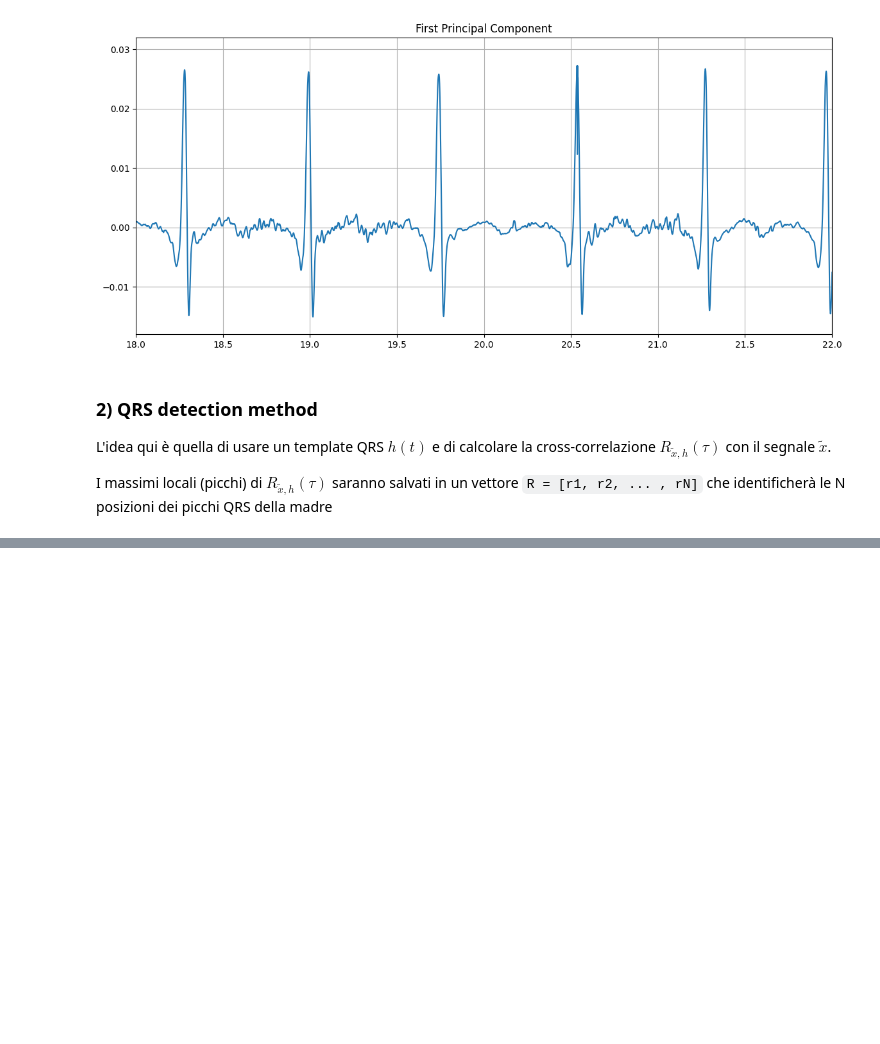
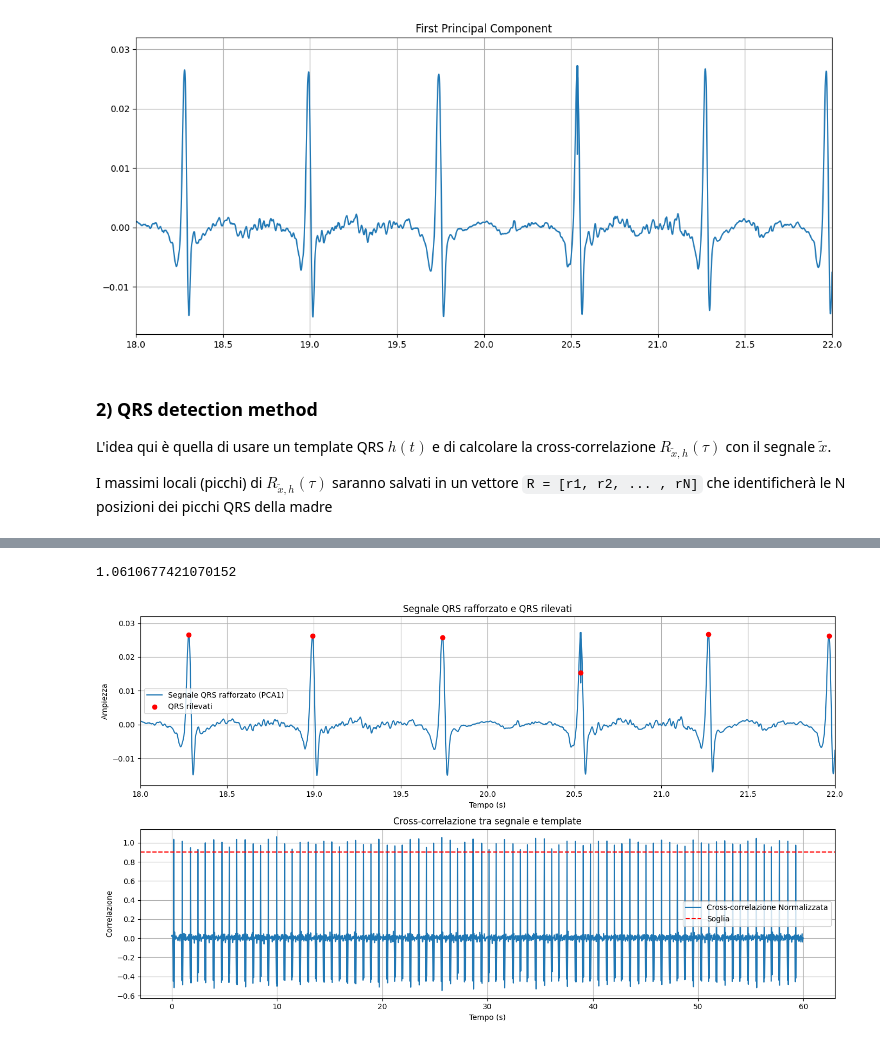
Before and after one commit to EmanueleGiavardi/BSP_project, a Jupyter notebook: test.ipynb, the cells around one changed output, grey strips where cells are left out. Saved outputs shown, nothing was run; the diff lists cells and outputs as text; code cells hidden in the pictures; blank space fills up the shorter version.

```diff
--- a/test.ipynb
+++ b/test.ipynb
@@ -275,0 +315,35 @@ plt.show()
+# %%
+threshold_factor = 0.85
+peaks, cross_corr = detect_qrs(enhanced_QRS, QRS_template, new_sf, threshold_factor=threshold_factor)
+corr_max = np.max(cross_corr)
+print(corr_max)
+
+# Visualizzazione del risultato
+plt.figure(figsize=(14, 8))
+
+# Segnale originale con i QRS rilevati
+plt.subplot(2, 1, 1)
+plt.plot(upsampled_time, enhanced_QRS, label="Segnale QRS rafforzato (PCA1)")
+plt.scatter(upsampled_time[peaks], enhanced_QRS[peaks], color='red', label="QRS rilevati", zorder=2)
+plt.legend()
+plt.title("Segnale QRS rafforzato e QRS rilevati")
+plt.xlabel("Tempo (s)")
+plt.xlim(18, 22)
+plt.ylabel("Ampiezza")
+plt.grid()
+
+# Cross-correlazione
+plt.subplot(2, 1, 2)
+plt.plot(upsampled_time[:len(cross_corr)], cross_corr, label="Cross-correlazione Normalizzata")
+plt.axhline(y=threshold_factor*corr_max, color='red', linestyle='--', label="Soglia")
+plt.legend()
+plt.title("Cross-correlazione tra segnale e template")
+plt.xlabel("Tempo (s)")
+plt.ylabel("Correlazione")
+plt.grid()
+
+plt.tight_layout()
+plt.show()
+# %% [output]
+1.0610677421070152
+[figure, added]
```
Also changed, not shown: parts of 5 cells of this notebook.
